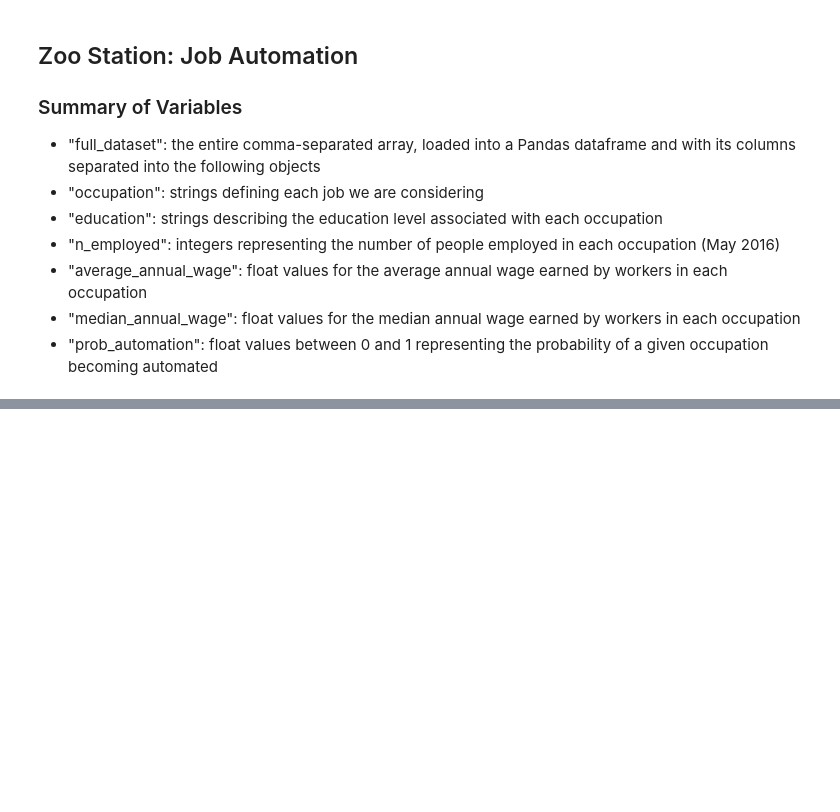
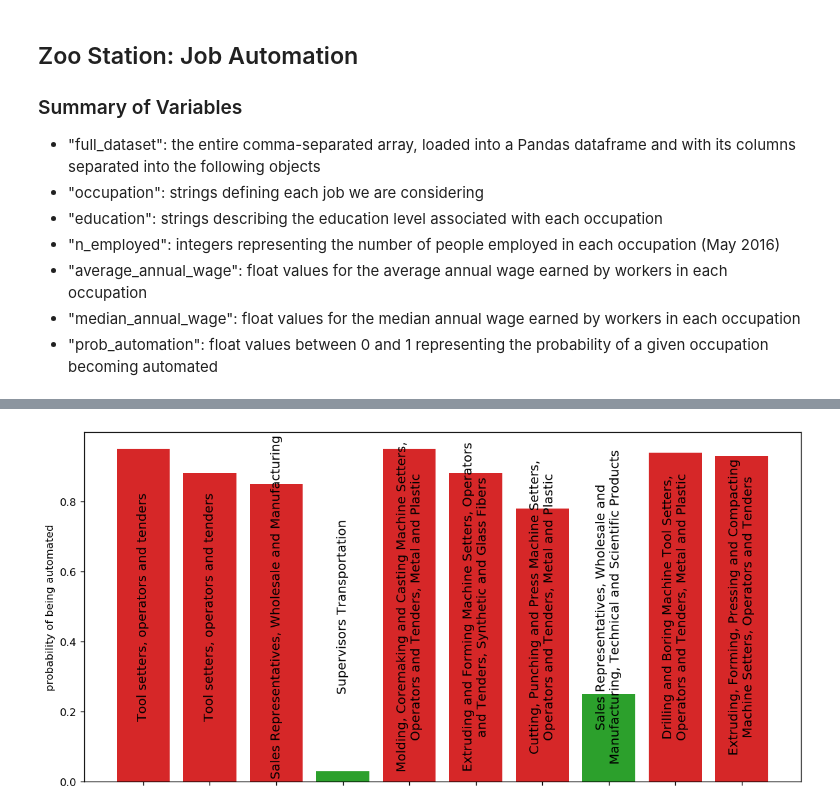
Before and after one commit to dennis-l/DataScienceForPublicGood, a Jupyter notebook: JobAutomation/DSforPG_ProbJobAutomation.ipynb, the cells around one changed output, grey strips where cells are left out. Saved outputs shown, nothing was run; the diff lists cells and outputs as text; code cells hidden in the pictures; blank space fills up the shorter version.

```diff
--- a/JobAutomation/DSforPG_ProbJobAutomation.ipynb
+++ b/JobAutomation/DSforPG_ProbJobAutomation.ipynb
@@ -24,0 +84,28 @@ prob_automation = full_dataset['probability']
+# %%
+## make a bar chart
+
+ys = full_dataset.iloc[:10]['prob']
+xs = np.arange(len(ys)) ## dummy x values
+xlabels = full_dataset.iloc[:10]['short occupation'].values
+for i,(x,y,label) in enumerate(zip(xs,ys,xlabels)):
+    color = 'C2' if y < 0.5 else 'C3'
+    plt.bar(x,y,color=color,label=label)
+
+    ## if a label is too long, add a line break to the middle
+    if len(label) > 50:
+        label = label.split(' ')
+        label = ' '.join(label[:int(len(label)/2)]) + '\n' + ' '.join(label[int(len(label)/2):])
+    plt.text(x,0.5,label,rotation=90,ha='center',va='center',color='black',fontsize=12)
+
+## set axis labels, etc.
+ax = plt.gca()
+ax.set_xticks(xs)
+ax.set_xticklabels([])
+#ax.set_xticklabels(xlabels,rotation=-90)
+ax.set_ylabel('probability of being automated')
+## resize figure for visibility
+fig = plt.gcf()
+fig.set_size_inches(12,6)
+fig.set_dpi(120)
+# %% [output]
+[figure, added]
```
Also changed, not shown: parts of 21 cells of this notebook.
